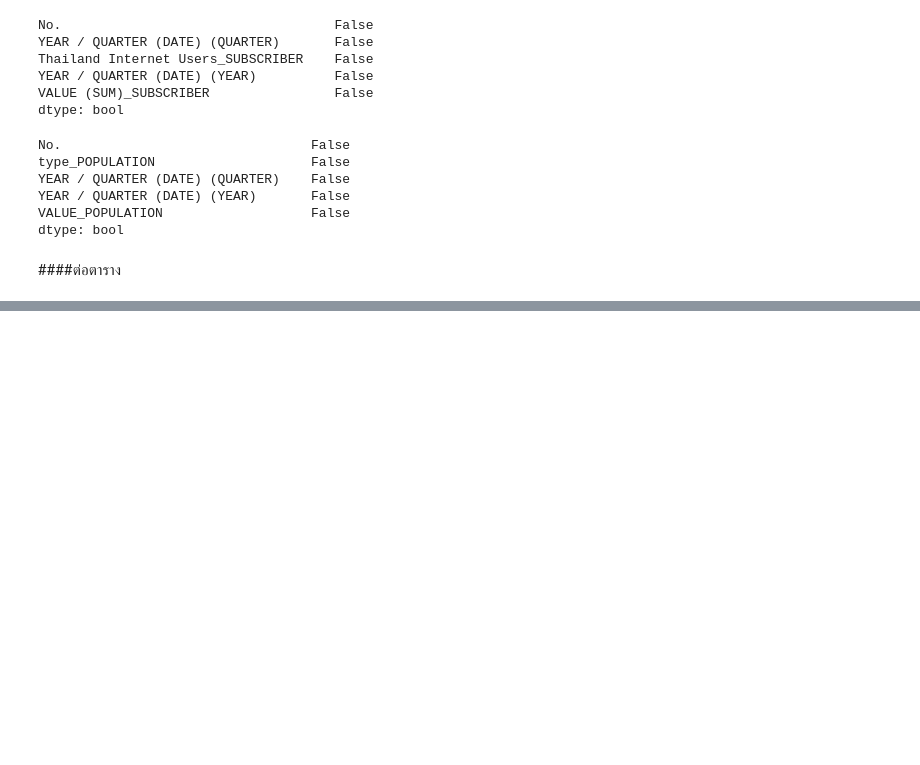
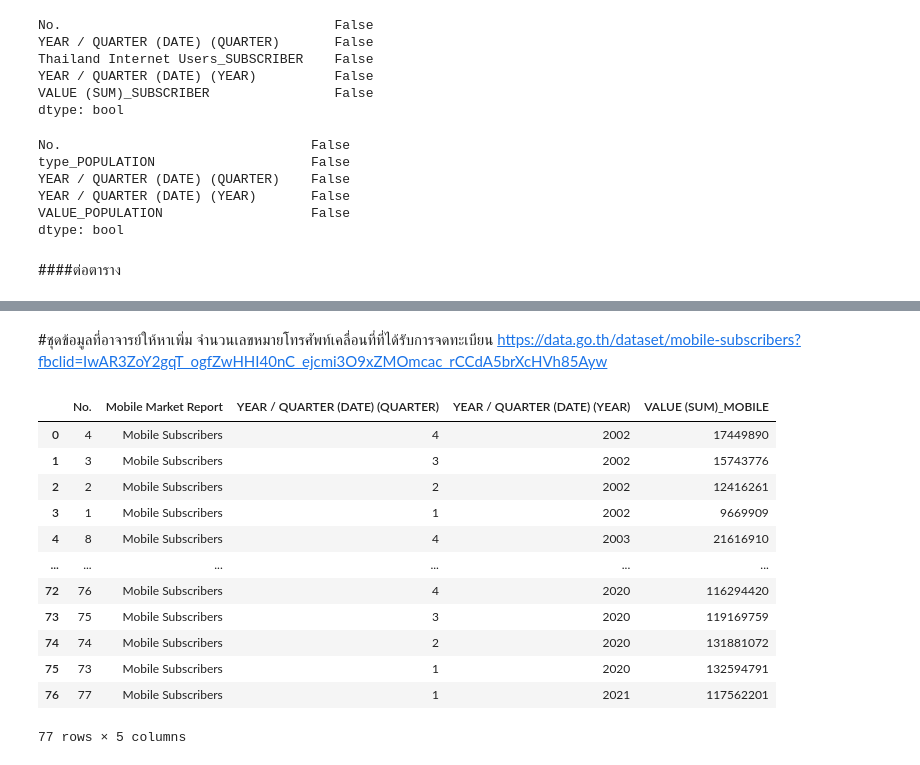
Before and after one commit to sskboonmee/DWDM21, a Jupyter notebook: Projectlookmhee.ipynb, the cells around one changed output, grey strips where cells are left out. Saved outputs shown, nothing was run; the diff lists cells and outputs as text; code cells hidden in the pictures; blank space fills up the shorter version.

```diff
--- a/Projectlookmhee.ipynb
+++ b/Projectlookmhee.ipynb
@@ -162,0 +207,20 @@ merge_table
+# %% [markdown]
+#ชุดข้อมูลที่อาจารย์ให้หาเพิ่ม  จำนวนเลขหมายโทรศัพท์เคลื่อนที่ที่ได้รับการจดทะเบียน
+https://data.go.th/dataset/mobile-subscribers?fbclid=IwAR3ZoY2gqT_ogfZwHHI40nC_ejcmi3O9xZMOmcac_rCCdA5brXcHVh85Ayw
+# %%
+data_mobile = pd.read_csv(os.path.join(path,'05mobile-subscribers.csv'))  #จำนวนเลขหมายโทรศัพท์เคลื่อนที่ที่ได้รับการจดทะเบียน เก็บในตัวแปรชื่อdata_mobile
+data_mobile
+# %% [output]
+|  | No. | Mobile Market Report | YEAR / QUARTER (DATE) (QUARTER) | YEAR / QUARTER (DATE) (YEAR) | VALUE (SUM)_MOBILE |
+| 0 | 4 | Mobile Subscribers | 4 | 2002 | 17449890 |
+| 1 | 3 | Mobile Subscribers | 3 | 2002 | 15743776 |
+| 2 | 2 | Mobile Subscribers | 2 | 2002 | 12416261 |
+| 3 | 1 | Mobile Subscribers | 1 | 2002 | 9669909 |
+| 4 | 8 | Mobile Subscribers | 4 | 2003 | 21616910 |
+| ... | ... | ... | ... | ... | ... |
+| 72 | 76 | Mobile Subscribers | 4 | 2020 | 116294420 |
+| 73 | 75 | Mobile Subscribers | 3 | 2020 | 119169759 |
+| 74 | 74 | Mobile Subscribers | 2 | 2020 | 131881072 |
+| 75 | 73 | Mobile Subscribers | 1 | 2020 | 132594791 |
+| 76 | 77 | Mobile Subscribers | 1 | 2021 | 117562201 |
+77 rows × 5 columns
```
Also changed, not shown: parts of 27 cells of this notebook.
